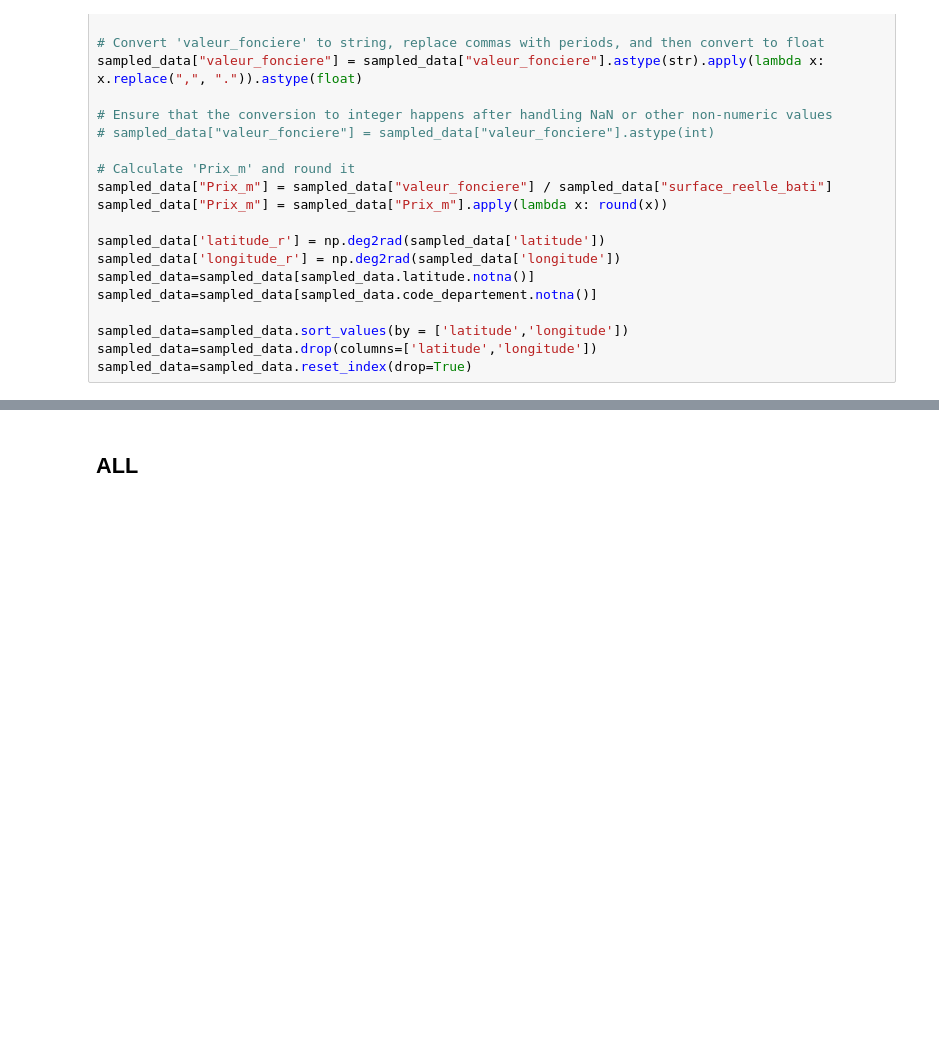
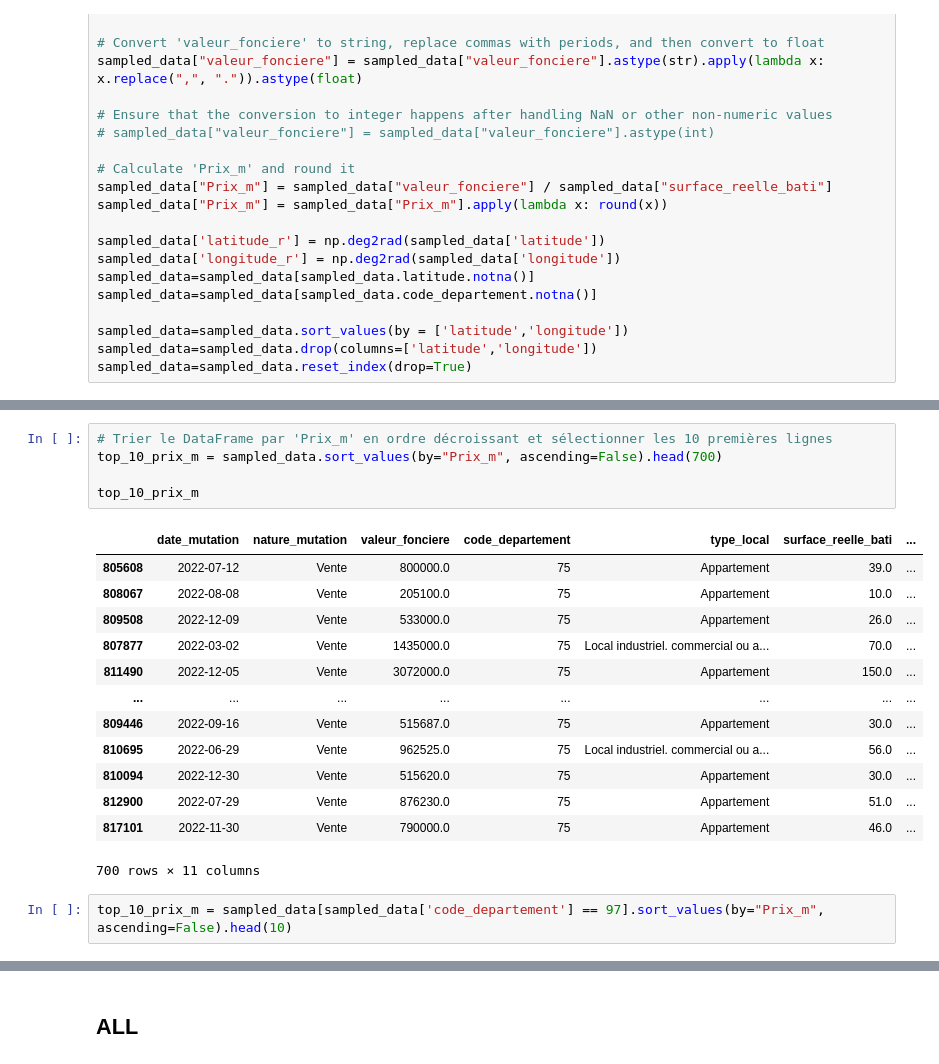
Before and after one commit to arthurdesma/immobilier_ml, a Jupyter notebook: data.ipynb, the cells around one changed output, grey strips where cells are left out. Saved outputs shown, nothing was run; the diff lists cells and outputs as text; blank space fills up the shorter version.

```diff
--- a/data.ipynb
+++ b/data.ipynb
@@ -150,3 +307,24 @@ appart_new.reset_index(drop=True,inplace=True)
+# %%
+# Trier le DataFrame par 'Prix_m' en ordre décroissant et sélectionner les 10 premières lignes
+top_10_prix_m = sampled_data.sort_values(by="Prix_m", ascending=False).head(700)
+
+top_10_prix_m
+# %% [output]
+|  | date_mutation | nature_mutation | valeur_fonciere | code_departement | type_local | surface_reelle_bati | ... |
+| 805608 | 2022-07-12 | Vente | 800000.0 | 75 | Appartement | 39.0 | ... |
+| 808067 | 2022-08-08 | Vente | 205100.0 | 75 | Appartement | 10.0 | ... |
+| 809508 | 2022-12-09 | Vente | 533000.0 | 75 | Appartement | 26.0 | ... |
+| 807877 | 2022-03-02 | Vente | 1435000.0 | 75 | Local industriel. commercial ou a... | 70.0 | ... |
+| 811490 | 2022-12-05 | Vente | 3072000.0 | 75 | Appartement | 150.0 | ... |
+| ... | ... | ... | ... | ... | ... | ... | ... |
+| 809446 | 2022-09-16 | Vente | 515687.0 | 75 | Appartement | 30.0 | ... |
+| 810695 | 2022-06-29 | Vente | 962525.0 | 75 | Local industriel. commercial ou a... | 56.0 | ... |
+| 810094 | 2022-12-30 | Vente | 515620.0 | 75 | Appartement | 30.0 | ... |
+| 812900 | 2022-07-29 | Vente | 876230.0 | 75 | Appartement | 51.0 | ... |
+| 817101 | 2022-11-30 | Vente | 790000.0 | 75 | Appartement | 46.0 | ... |
+700 rows × 11 columns
+# %%
+top_10_prix_m = sampled_data[sampled_data['code_departement'] == 97].sort_values(by="Prix_m", ascending=False).head(10)
 # %%
 maison_old.info()
 # %% [output]
```
Also changed, not shown: parts of 39 cells of this notebook, 2 other files.
